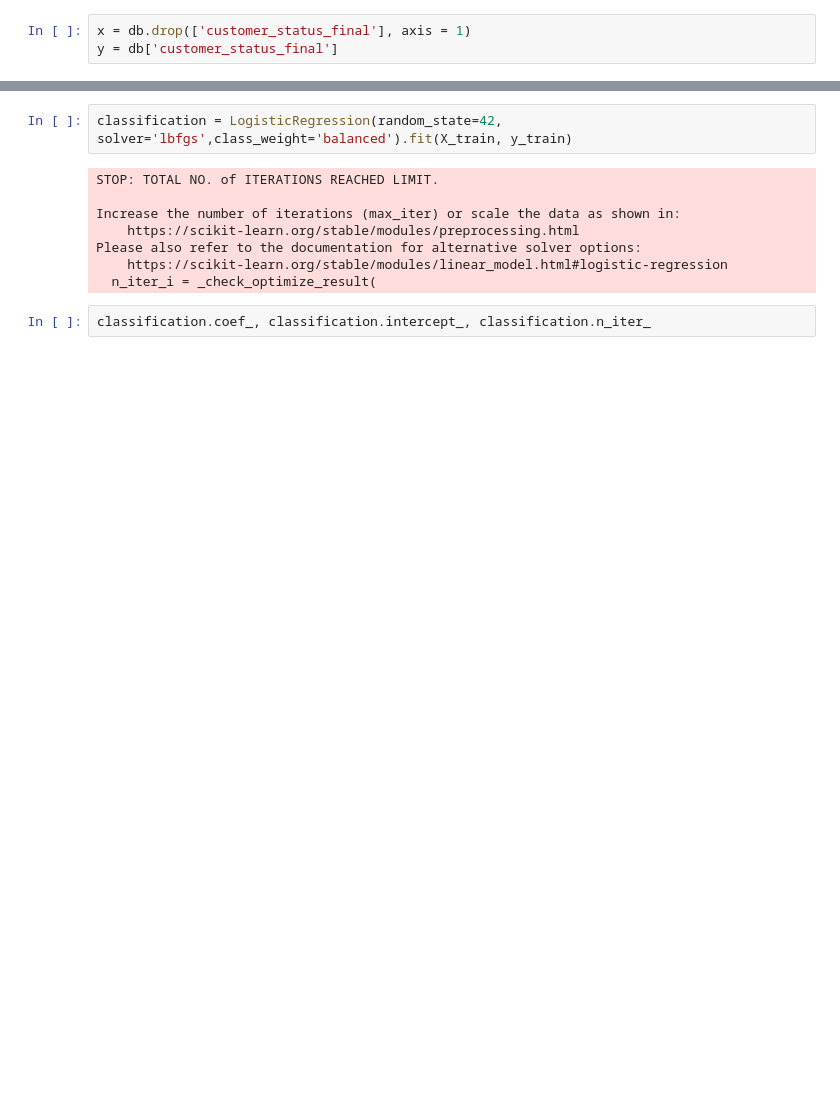
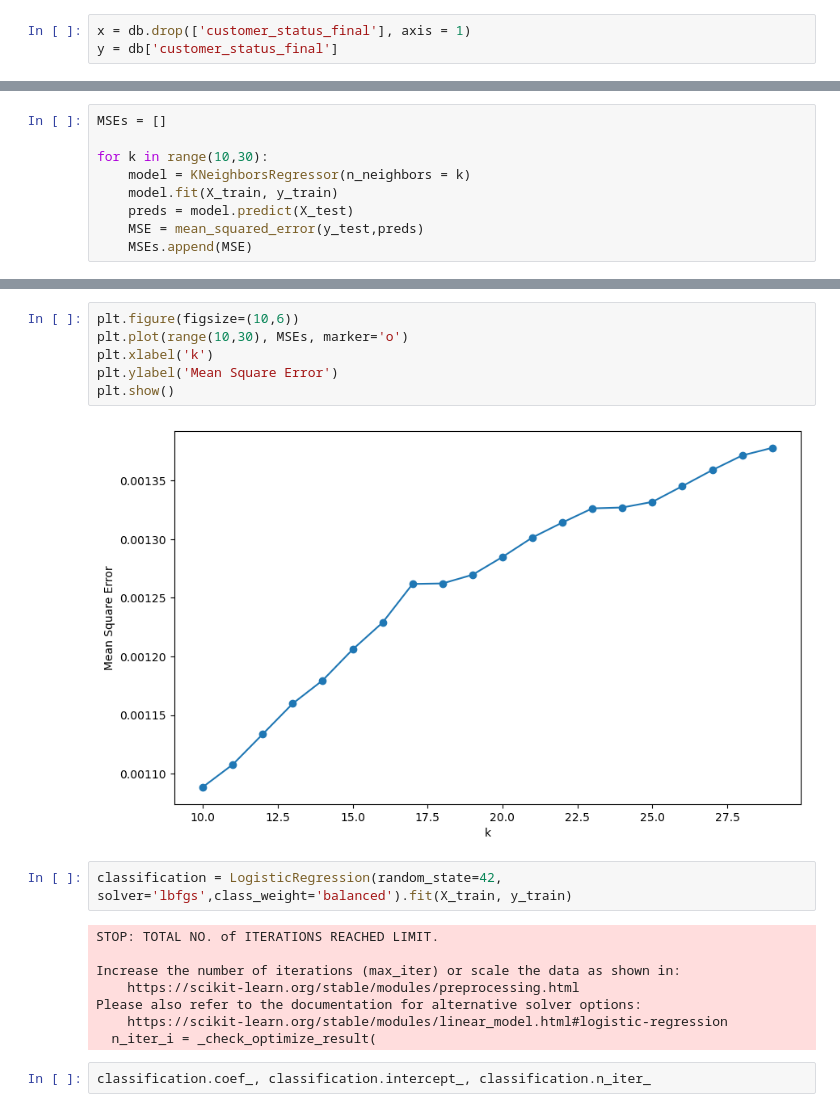
Before and after one commit to LauraChavez8/FinalProjectLCA, a Jupyter notebook: notebooks/Final Project LCA_Modelo.ipynb, the cells around one changed output, grey strips where cells are left out. Cells and saved outputs as stored; diff of their text form; blank space fills up the shorter version.

```diff
--- a/notebooks/Final Project LCA_Modelo.ipynb
+++ b/notebooks/Final Project LCA_Modelo.ipynb
@@ -111,0 +186,9 @@ X_train, X_test, y_train, y_test = train_test_split(x, y, test_size=0.2, random_
+# %%
+MSEs = []
+
+for k in range(10,30):
+    model = KNeighborsRegressor(n_neighbors = k)
+    model.fit(X_train, y_train)
+    preds = model.predict(X_test)
+    MSE = mean_squared_error(y_test,preds)
+    MSEs.append(MSE)
@@ -112,3 +218,11 @@ X_train, X_test, y_train, y_test = train_test_split(x, y, test_size=0.2, random_
+# %%
+plt.figure(figsize=(10,6))
+plt.plot(range(10,30), MSEs, marker='o')
+plt.xlabel('k')
+plt.ylabel('Mean Square Error')
+plt.show()
+# %% [output]
+[figure, added]
 # %%
 classification = LogisticRegression(random_state=42, solver='lbfgs',class_weight='balanced').fit(X_train, y_train)
 # %% [output]
```
Also changed, not shown: parts of 31 cells of this notebook.
